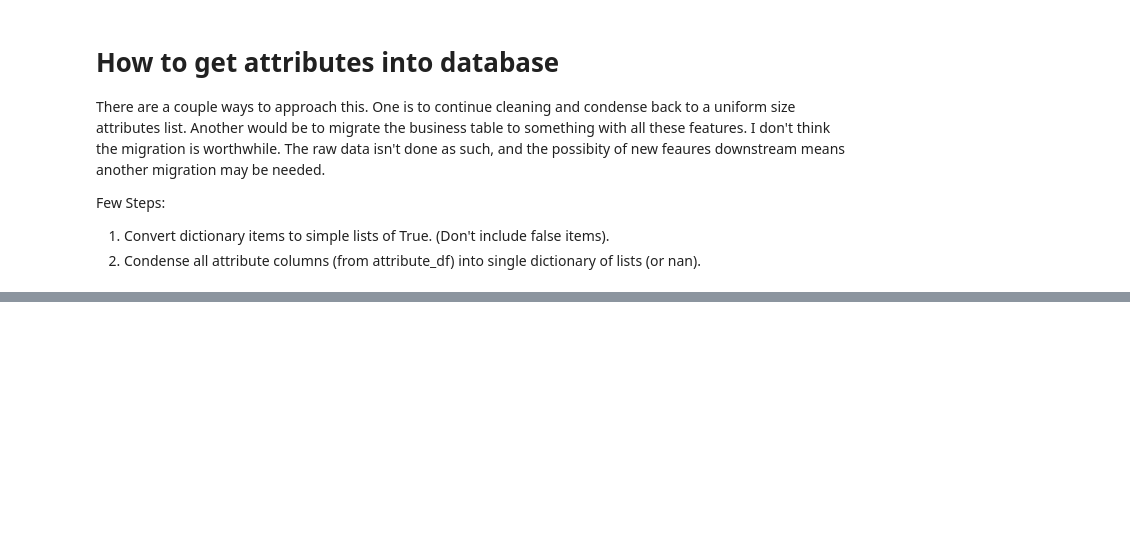
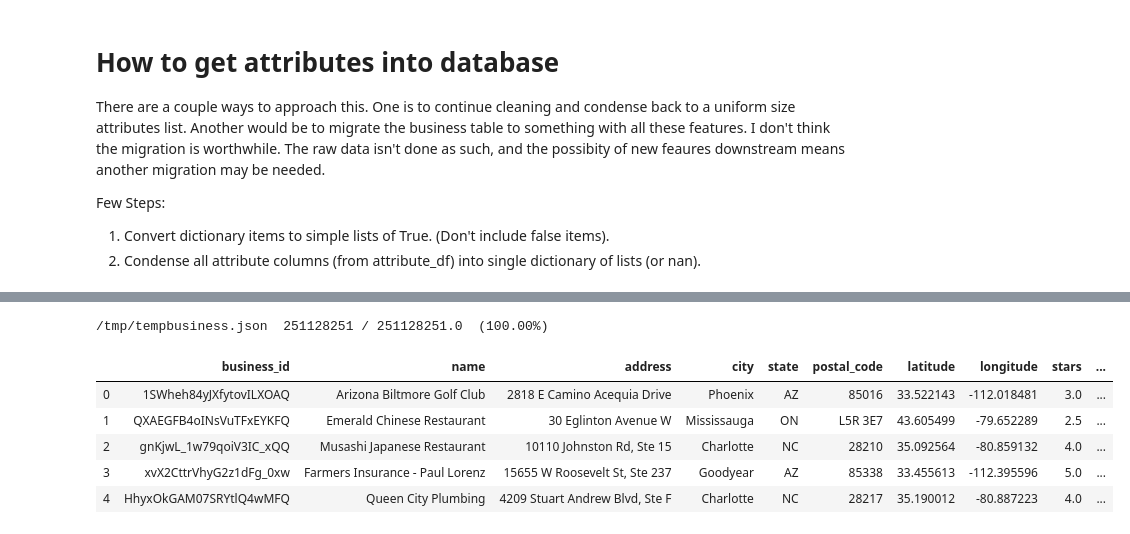
Before and after one commit to BloomTech-Labs/yelp-dataset-challenge-2-ds, a Jupyter notebook: bulk_data_operations/Clean_data_exploration.ipynb, the cells around one changed output, grey strips where cells are left out. Drawn from its saved outputs; the diff is of its cells as text; code cells hidden in the pictures; blank space fills up the shorter version.

```diff
--- a/bulk_data_operations/Clean_data_exploration.ipynb
+++ b/bulk_data_operations/Clean_data_exploration.ipynb
@@ -127,0 +269,19 @@ Few Steps:
+# %%
+## Saving Data
+import s3
+bucket = s3.Bucket('yelp-data-shared-labs18')
+
+temp_file_path = '/tmp/tempbusiness.json'
+new_data.to_json(temp_file_path, orient='records')
+bucket.save(temp_file_path, 'Processed/business_transformed.json')
+# %% [output]
+/tmp/tempbusiness.json  251128251 / 251128251.0  (100.00%)
+# %%
+pd.read_json(temp_file_path).head()
+# %% [output]
+|  | business_id | name | address | city | state | postal_code | latitude | longitude | stars | ... |
+| 0 | 1SWheh84yJXfytovILXOAQ | Arizona Biltmore Golf Club | 2818 E Camino Acequia Drive | Phoenix | AZ | 85016 | 33.522143 | -112.018481 | 3.0 | ... |
+| 1 | QXAEGFB4oINsVuTFxEYKFQ | Emerald Chinese Restaurant | 30 Eglinton Avenue W | Mississauga | ON | L5R 3E7 | 43.605499 | -79.652289 | 2.5 | ... |
+| 2 | gnKjwL_1w79qoiV3IC_xQQ | Musashi Japanese Restaurant | 10110 Johnston Rd, Ste 15 | Charlotte | NC | 28210 | 35.092564 | -80.859132 | 4.0 | ... |
+| 3 | xvX2CttrVhyG2z1dFg_0xw | Farmers Insurance - Paul Lorenz | 15655 W Roosevelt St, Ste 237 | Goodyear | AZ | 85338 | 33.455613 | -112.395596 | 5.0 | ... |
+| 4 | HhyxOkGAM07SRYtlQ4wMFQ | Queen City Plumbing | 4209 Stuart Andrew Blvd, Ste F | Charlotte | NC | 28217 | 35.190012 | -80.887223 | 4.0 | ... |
```
Also changed, not shown: parts of 16 cells of this notebook, 4 other files.
